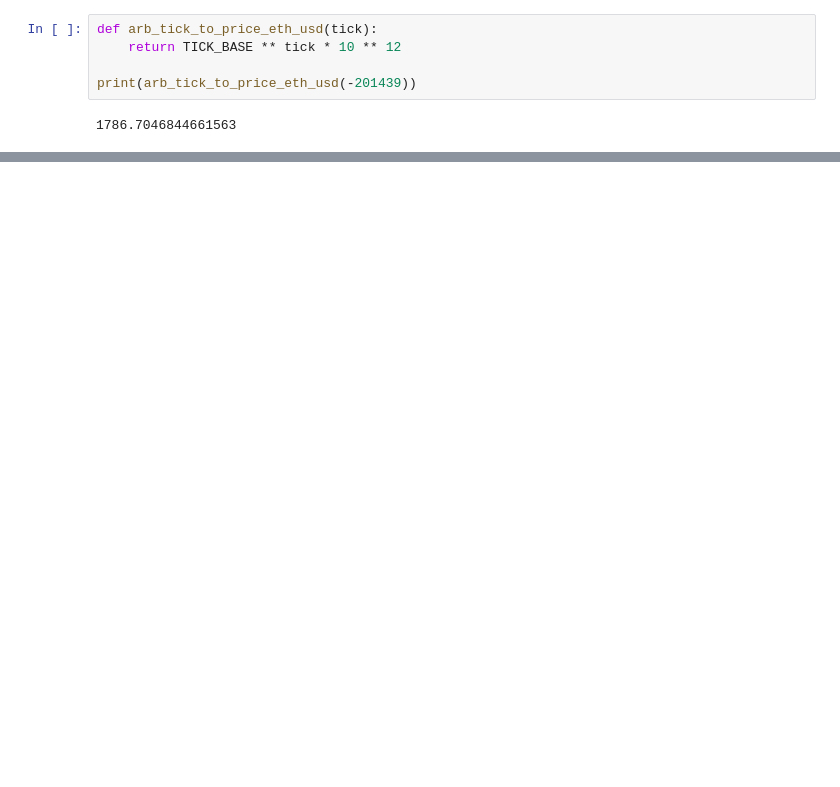
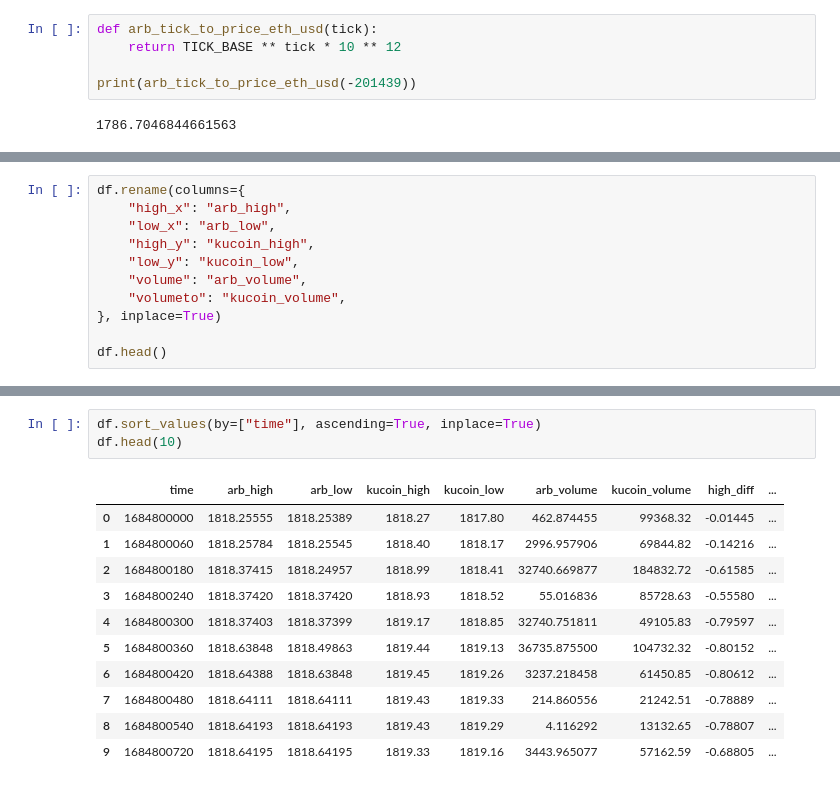
Before and after one commit to zhant09/uniswap-v3-analysis, a Jupyter notebook: src/data_storage/dex_cex_analysis.ipynb, the cells around one changed output, grey strips where cells are left out. Drawn from its saved outputs; the diff is of its cells as text; blank space fills up the shorter version.

```diff
--- a/src/data_storage/dex_cex_analysis.ipynb
+++ b/src/data_storage/dex_cex_analysis.ipynb
@@ -243,0 +376,11 @@ print(arb_tick_to_price_eth_usd(-201439))
+# %%
+df.rename(columns={
+    "high_x": "arb_high",
+    "low_x": "arb_low",
+    "high_y": "kucoin_high",
+    "low_y": "kucoin_low",
+    "volume": "arb_volume",
+    "volumeto": "kucoin_volume",
+}, inplace=True)
+
+df.head()
@@ -243,0 +478,15 @@ print(arb_tick_to_price_eth_usd(-201439))
+# %%
+df.sort_values(by=["time"], ascending=True, inplace=True)
+df.head(10)
+# %% [output]
+|  | time | arb_high | arb_low | kucoin_high | kucoin_low | arb_volume | kucoin_volume | high_diff | ... |
+| 0 | 1684800000 | 1818.25555 | 1818.25389 | 1818.27 | 1817.80 | 462.874455 | 99368.32 | -0.01445 | ... |
+| 1 | 1684800060 | 1818.25784 | 1818.25545 | 1818.40 | 1818.17 | 2996.957906 | 69844.82 | -0.14216 | ... |
+| 2 | 1684800180 | 1818.37415 | 1818.24957 | 1818.99 | 1818.41 | 32740.669877 | 184832.72 | -0.61585 | ... |
+| 3 | 1684800240 | 1818.37420 | 1818.37420 | 1818.93 | 1818.52 | 55.016836 | 85728.63 | -0.55580 | ... |
+| 4 | 1684800300 | 1818.37403 | 1818.37399 | 1819.17 | 1818.85 | 32740.751811 | 49105.83 | -0.79597 | ... |
+| 5 | 1684800360 | 1818.63848 | 1818.49863 | 1819.44 | 1819.13 | 36735.875500 | 104732.32 | -0.80152 | ... |
+| 6 | 1684800420 | 1818.64388 | 1818.63848 | 1819.45 | 1819.26 | 3237.218458 | 61450.85 | -0.80612 | ... |
+| 7 | 1684800480 | 1818.64111 | 1818.64111 | 1819.43 | 1819.33 | 214.860556 | 21242.51 | -0.78889 | ... |
+| 8 | 1684800540 | 1818.64193 | 1818.64193 | 1819.43 | 1819.29 | 4.116292 | 13132.65 | -0.78807 | ... |
+| 9 | 1684800720 | 1818.64195 | 1818.64195 | 1819.33 | 1819.16 | 3443.965077 | 57162.59 | -0.68805 | ... |
```
Also changed, not shown: parts of 29 cells of this notebook.
